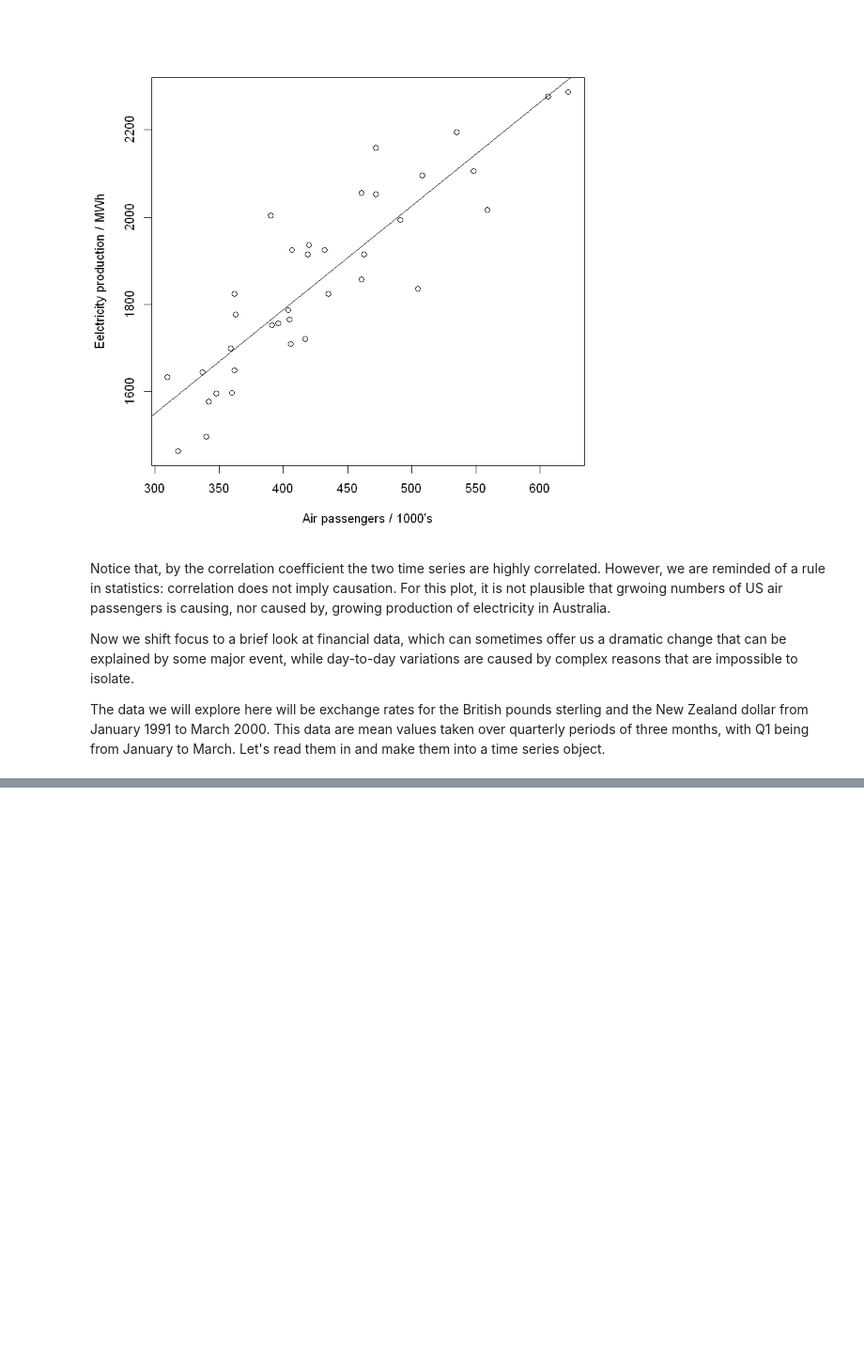
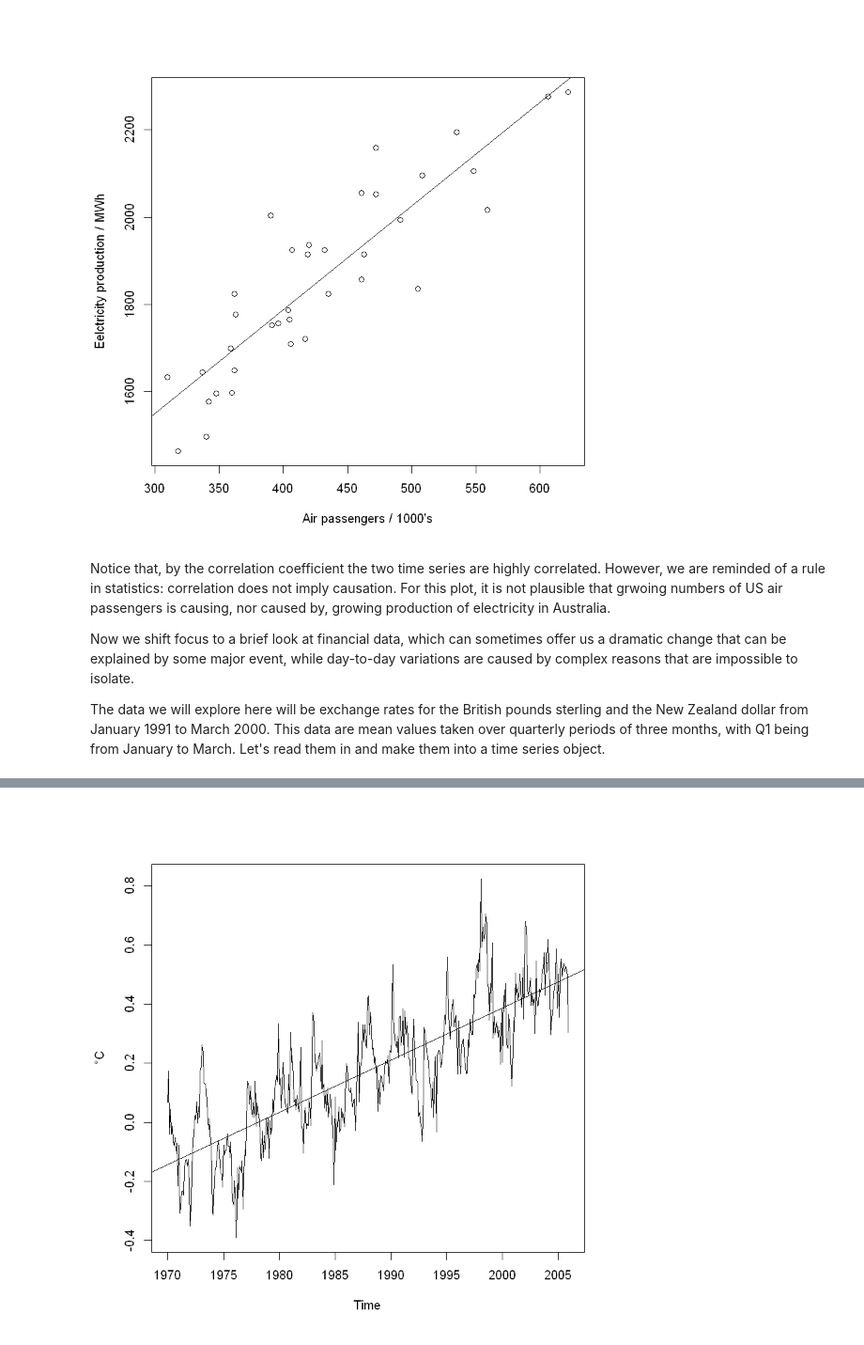
Before and after one commit to nellac77/Introductory_Time_Series_with_R_datasets, a Jupyter notebook: time_series_notebook_ch01.ipynb, the cells around one changed output, grey strips where cells are left out. Shown at 94% size. Cells and saved outputs as stored; diff of their text form; code cells hidden in the pictures; blank space fills up the shorter version.

```diff
--- a/time_series_notebook_ch01.ipynb
+++ b/time_series_notebook_ch01.ipynb
@@ -193,0 +246,7 @@ The data we will explore here will be exchange rates for the British pounds ster
+# %%
+New.series <- window(Global.ts, st = c(1970,1), end = c(2005,12))
+New.time <- time(New.series)
+plot(New.series, ylab = "°C")
+abline(reg=lm(New.series ~ New.time))
+# %% [output]
+[figure, added]
```
Also changed, not shown: parts of 30 cells of this notebook.
